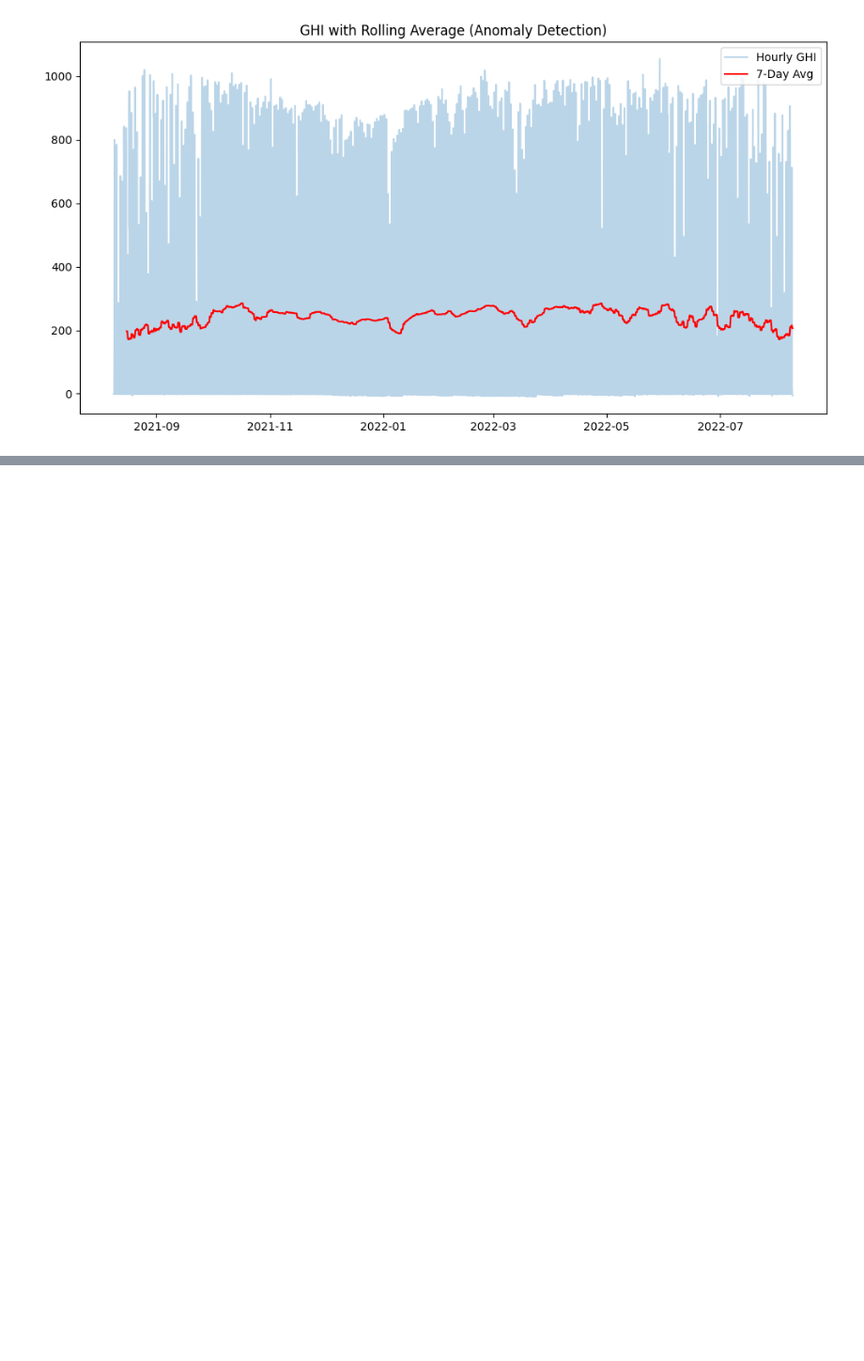
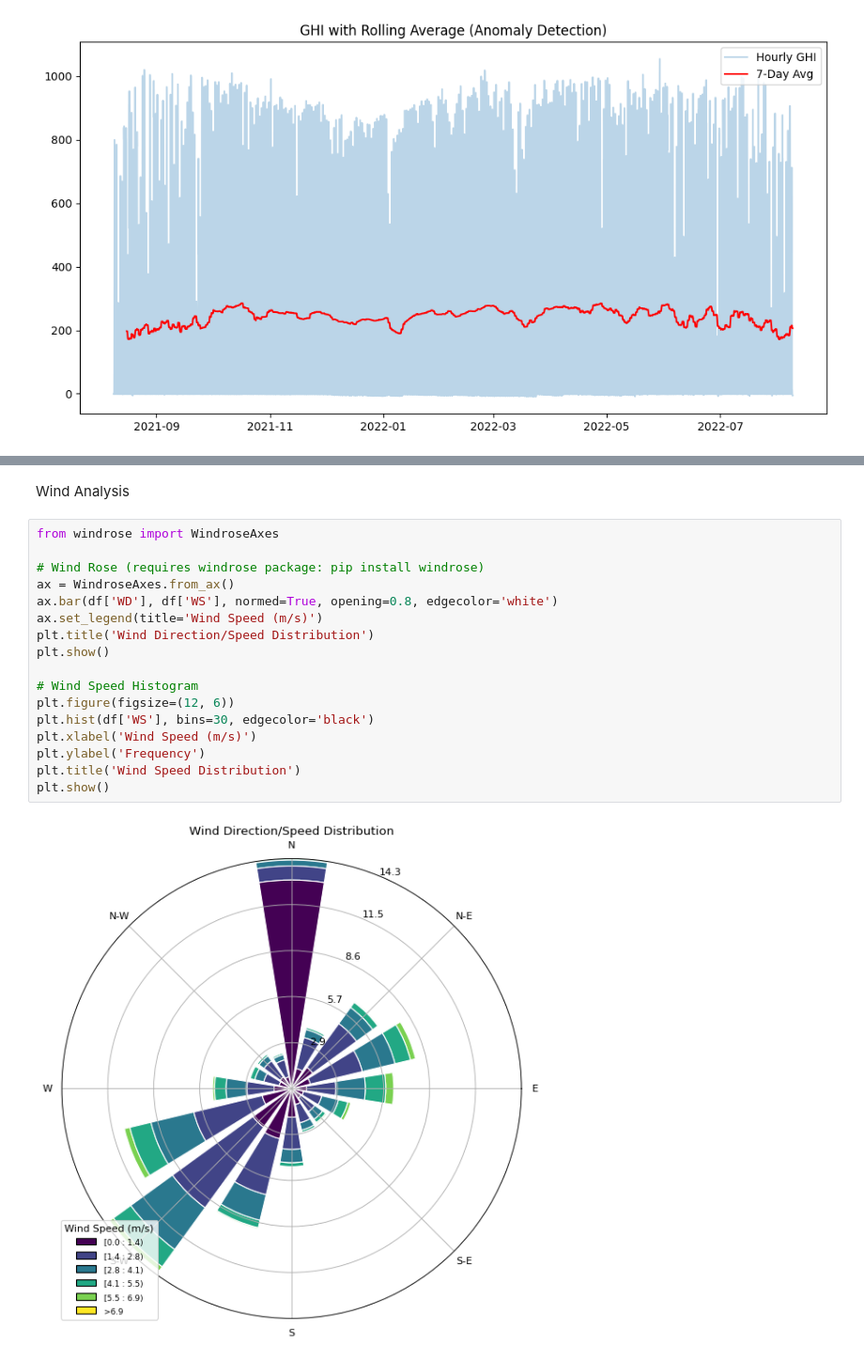
Before and after one commit to Getaye-Biaznlgn/solar-challenge-week1, a Jupyter notebook: src/notebooks/benin_eda.ipynb, the cells around one changed output, grey strips where cells are left out. Shown at 94% size. Drawn from its saved outputs; the diff is of its cells as text; blank space fills up the shorter version.

```diff
--- a/src/notebooks/benin_eda.ipynb
+++ b/src/notebooks/benin_eda.ipynb
@@ -235,0 +254,21 @@ plt.show()
+# %% [markdown]
+Wind Analysis
+# %%
+from windrose import WindroseAxes
+
+# Wind Rose (requires windrose package: pip install windrose)
+ax = WindroseAxes.from_ax()
+ax.bar(df['WD'], df['WS'], normed=True, opening=0.8, edgecolor='white')
+ax.set_legend(title='Wind Speed (m/s)')
+plt.title('Wind Direction/Speed Distribution')
+plt.show()
+
+# Wind Speed Histogram
+plt.figure(figsize=(12, 6))
+plt.hist(df['WS'], bins=30, edgecolor='black')
+plt.xlabel('Wind Speed (m/s)')
+plt.ylabel('Frequency')
+plt.title('Wind Speed Distribution')
+plt.show()
+# %% [output]
+[figure, added]
```
Also changed, not shown: parts of 11 cells of this notebook.
